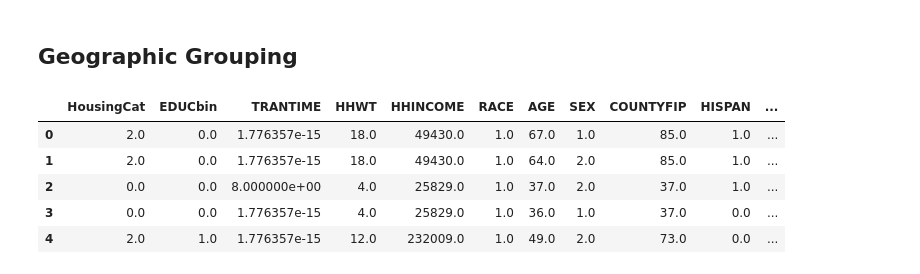
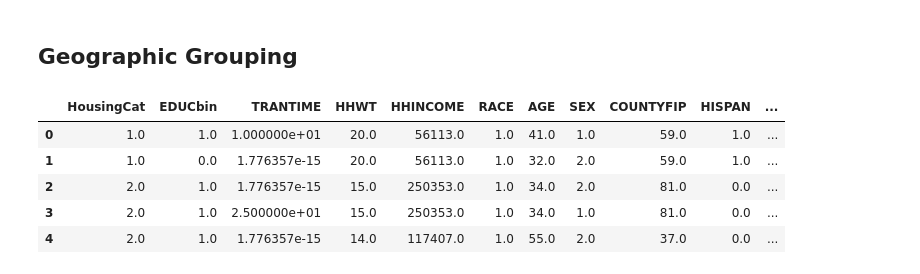
Before and after one commit to aren-kab/CDI-Capstone, a Jupyter notebook: MultiYearClust.ipynb, the cells around one changed output. Drawn from its saved outputs; the diff is of its cells as text; code cells hidden in the pictures.

```diff
--- a/MultiYearClust.ipynb
+++ b/MultiYearClust.ipynb
@@ -19,7 +19,7 @@ from sklearn.cluster import DBSCAN
 from sklearn import preprocessing
 from sklearn.preprocessing import StandardScaler
 # %%
-fileName = 'C:/Users/akaba/Downloads/usa_00012.csv'
+fileName = "C:/Users/Aren Kabarajian/Downloads/usa_00012.csv"
 file = pd.read_csv(fileName)
 dfCDI = pd.DataFrame(file)
 # %%
@@ -312,11 +319,11 @@ sns.heatmap(Xcorr90.corr(), annot = True)
 # %% [markdown]
 ## Geographic Grouping
 # %%
-dfX10fin.head(5)
+dfX19fin.head(5)
 # %% [output]
 |  | HousingCat | EDUCbin | TRANTIME | HHWT | HHINCOME | RACE | AGE | SEX | COUNTYFIP | HISPAN | ... |
-| 0 | 2.0 | 0.0 | 1.776357e-15 | 18.0 | 49430.0 | 1.0 | 67.0 | 1.0 | 85.0 | 1.0 | ... |
-| 1 | 2.0 | 0.0 | 1.776357e-15 | 18.0 | 49430.0 | 1.0 | 64.0 | 2.0 | 85.0 | 1.0 | ... |
-| 2 | 0.0 | 0.0 | 8.000000e+00 | 4.0 | 25829.0 | 1.0 | 37.0 | 2.0 | 37.0 | 1.0 | ... |
-| 3 | 0.0 | 0.0 | 1.776357e-15 | 4.0 | 25829.0 | 1.0 | 36.0 | 1.0 | 37.0 | 0.0 | ... |
-| 4 | 2.0 | 1.0 | 1.776357e-15 | 12.0 | 232009.0 | 1.0 | 49.0 | 2.0 | 73.0 | 0.0 | ... |
+| 0 | 1.0 | 1.0 | 1.000000e+01 | 20.0 | 56113.0 | 1.0 | 41.0 | 1.0 | 59.0 | 1.0 | ... |
+| 1 | 1.0 | 0.0 | 1.776357e-15 | 20.0 | 56113.0 | 1.0 | 32.0 | 2.0 | 59.0 | 1.0 | ... |
+| 2 | 2.0 | 1.0 | 1.776357e-15 | 15.0 | 250353.0 | 1.0 | 34.0 | 2.0 | 81.0 | 0.0 | ... |
+| 3 | 2.0 | 1.0 | 2.500000e+01 | 15.0 | 250353.0 | 1.0 | 34.0 | 1.0 | 81.0 | 0.0 | ... |
+| 4 | 2.0 | 1.0 | 1.776357e-15 | 14.0 | 117407.0 | 1.0 | 55.0 | 2.0 | 37.0 | 0.0 | ... |
```
Also changed, not shown: parts of 23 cells of this notebook.
